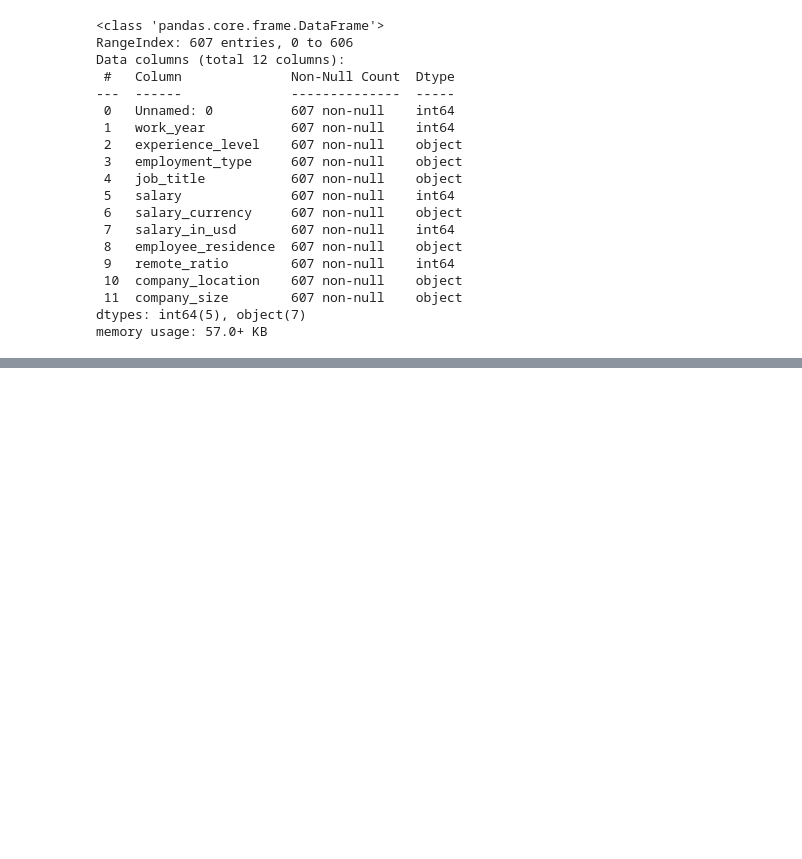
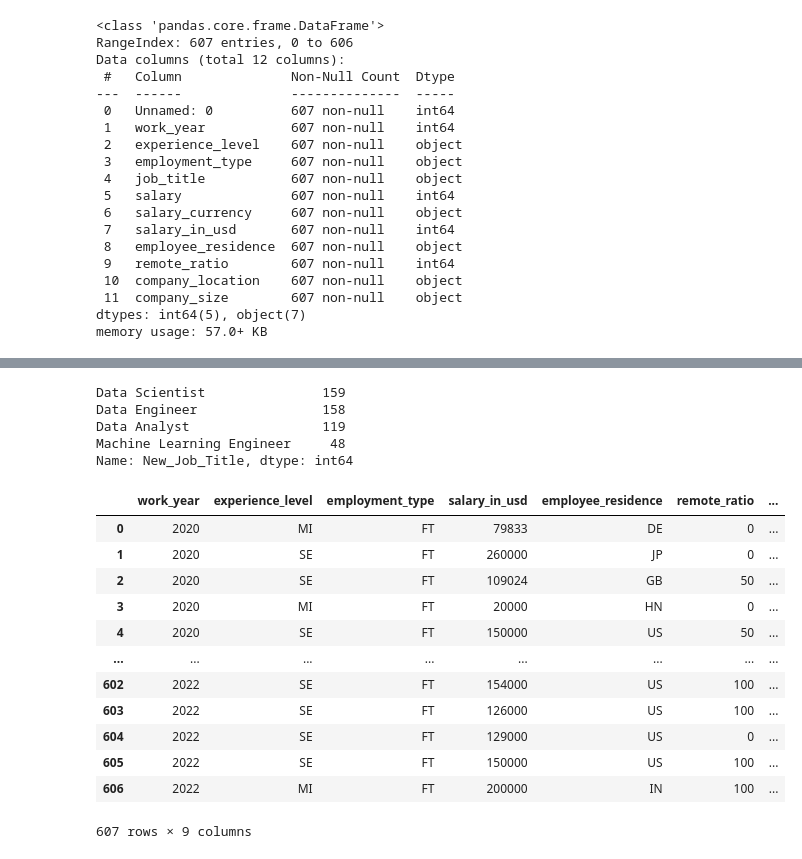
Before and after one commit to AmberNJacob/FinalProject, a Jupyter notebook: Code/Kaggle.ipynb, the cells around one changed output, grey strips where cells are left out. Drawn from its saved outputs; the diff is of its cells as text; code cells hidden in the pictures; blank space fills up the shorter version.

```diff
--- a/Code/Kaggle.ipynb
+++ b/Code/Kaggle.ipynb
@@ -51,3 +85,7 @@ df.head()
 | 2 | 2020 | SE | FT | Big Data Engineer | 85000 | GBP | 109024 | ... |
 | 3 | 2020 | MI | FT | Product Data Analyst | 20000 | USD | 20000 | ... |
 | 4 | 2020 | SE | FT | Machine Learning Engineer | 150000 | USD | 150000 | ... |
+# %%
+#Dropping salary_currency and salary since we have salary in USD
+df = df.drop(['salary_currency', 'salary'], axis = 1)
+df.head()
@@ -53,0 +133,31 @@ df.head()
+# %%
+#Combining like titles
+
+#Data Scientist
+mask = df.job_title.str.contains('Data Scientist')
+df.loc[mask, 'New_Job_Title'] = 'Data Scientist'
+
+#Data Engineer
+mask = df.job_title.str.contains('Data Engineer')
+df.loc[mask, 'New_Job_Title'] = 'Data Engineer'
+
+#Data Analyst
+mask = df.job_title.str.contains('Data Analyst')
+df.loc[mask, 'New_Job_Title'] = 'Data Analyst'
+
+#Machine Learning Engineer
+mask = df.job_title.str.contains('Machine Learning Engineer')
+df.loc[mask, 'New_Job_Title'] = 'Machine Learning Engineer'
+# %%
+#Combining ML Engineer to Machine Learning Engineer
+mask = df.job_title.str.contains('ML Engineer')
+df.loc[mask, 'New_Job_Title'] = 'Machine Learning Engineer'
+# %%
+#Checking the new values of the combined titles
+df.New_Job_Title.value_counts()
+# %% [output]
+Data Scientist               159
+Data Engineer                158
+Data Analyst                 119
+Machine Learning Engineer     48
+Name: New_Job_Title, dtype: int64
@@ -53,0 +171,16 @@ df.head()
+# %%
+df
+# %% [output]
+|  | work_year | experience_level | employment_type | salary_in_usd | employee_residence | remote_ratio | ... |
+| 0 | 2020 | MI | FT | 79833 | DE | 0 | ... |
+| 1 | 2020 | SE | FT | 260000 | JP | 0 | ... |
+| 2 | 2020 | SE | FT | 109024 | GB | 50 | ... |
+| 3 | 2020 | MI | FT | 20000 | HN | 0 | ... |
+| 4 | 2020 | SE | FT | 150000 | US | 50 | ... |
+| ... | ... | ... | ... | ... | ... | ... | ... |
+| 602 | 2022 | SE | FT | 154000 | US | 100 | ... |
+| 603 | 2022 | SE | FT | 126000 | US | 100 | ... |
+| 604 | 2022 | SE | FT | 129000 | US | 0 | ... |
+| 605 | 2022 | SE | FT | 150000 | US | 100 | ... |
+| 606 | 2022 | MI | FT | 200000 | IN | 100 | ... |
+607 rows × 9 columns
```
Also changed, not shown: parts of 12 cells of this notebook.
